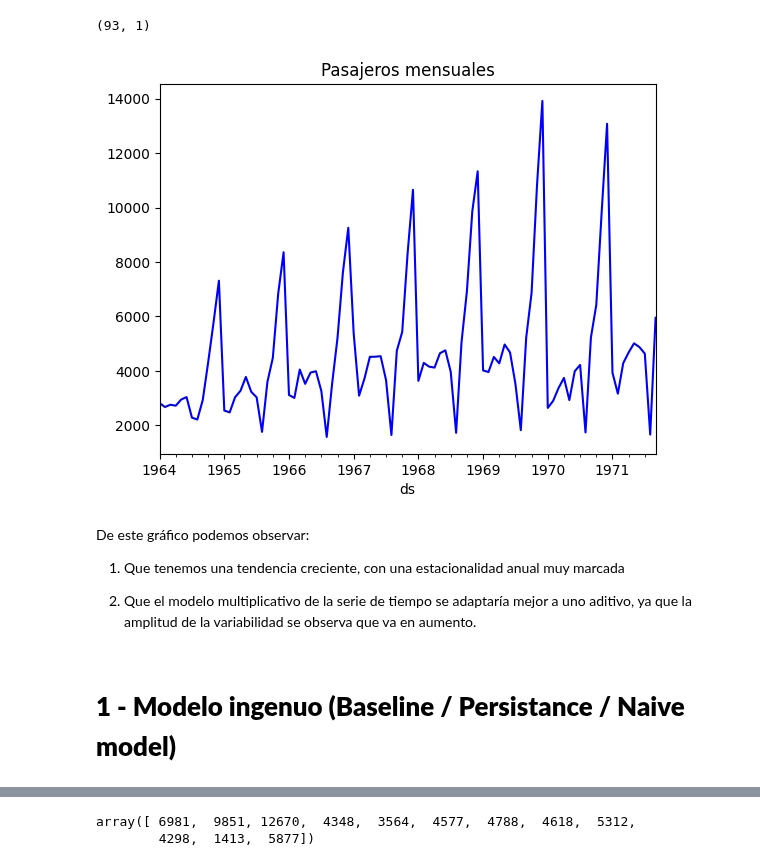
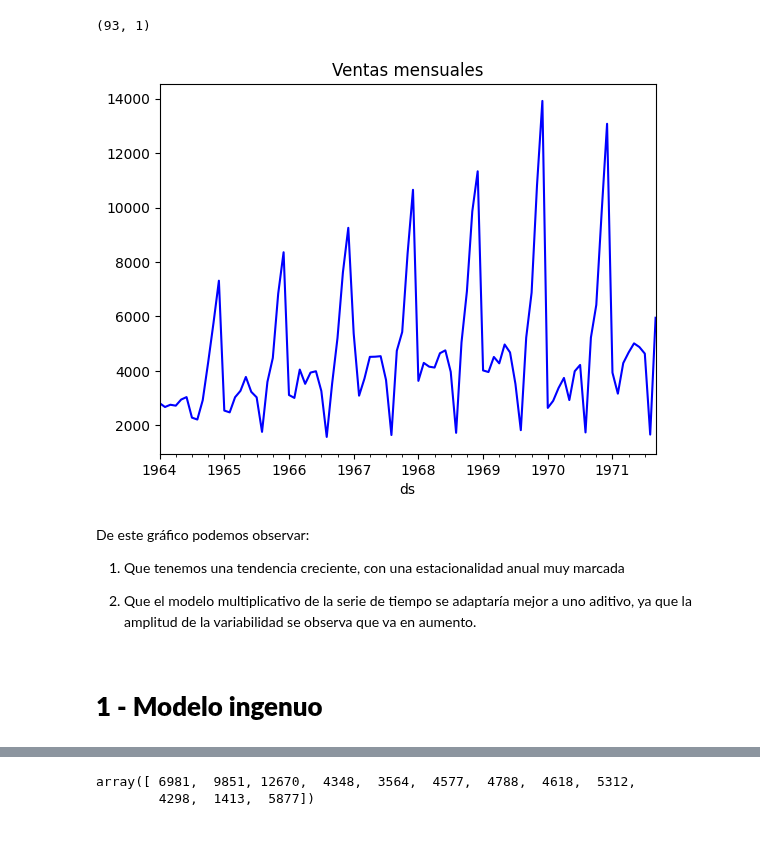
Before and after one commit to AngelBriFi/TareasTransfer, a Jupyter notebook: MNA_IAyAA_Series_de_Tiempo_SARIMA_Prophet_LSTM_2025.ipynb, the cells around one changed output, grey strips where cells are left out. Cells and saved outputs as stored; diff of their text form; code cells hidden in the pictures; blank space fills up the shorter version.

```diff
--- a/MNA_IAyAA_Series_de_Tiempo_SARIMA_Prophet_LSTM_2025.ipynb
+++ b/MNA_IAyAA_Series_de_Tiempo_SARIMA_Prophet_LSTM_2025.ipynb
@@ -166,10 +152,10 @@ train.shape
 (93, 1)
 # %%
 # Gráfico con la periodicidad mensual:
-train['y'].plot(title='Pasajeros mensuales', style='-b')
+train['y'].plot(title='Ventas mensuales', style='-b')
 plt.show()
 # %% [output]
-[figure, old version]
+[figure, new version]
 # %% [markdown]
 De este gráfico podemos observar:
 
@@ -177,4 +163,4 @@ De este gráfico podemos observar:
 
 2.   Que el modelo multiplicativo de la serie de tiempo se adaptaría mejor a uno aditivo, ya que la amplitud de la variabilidad se observa que va en aumento.
 # %% [markdown]
-# **1 - Modelo ingenuo (Baseline / Persistance / Naive model)**
+# **1 - Modelo ingenuo**
```
Also changed, not shown: parts of 40 cells of this notebook.
